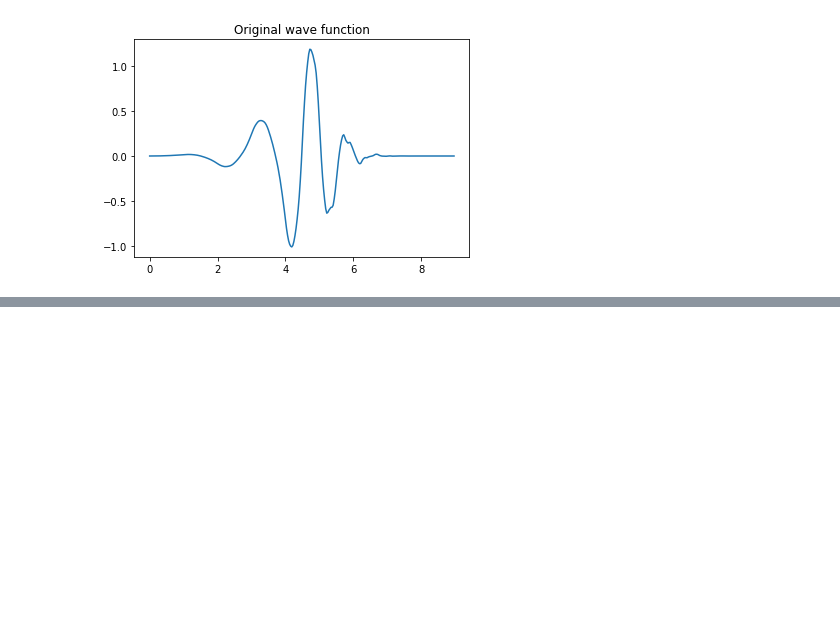
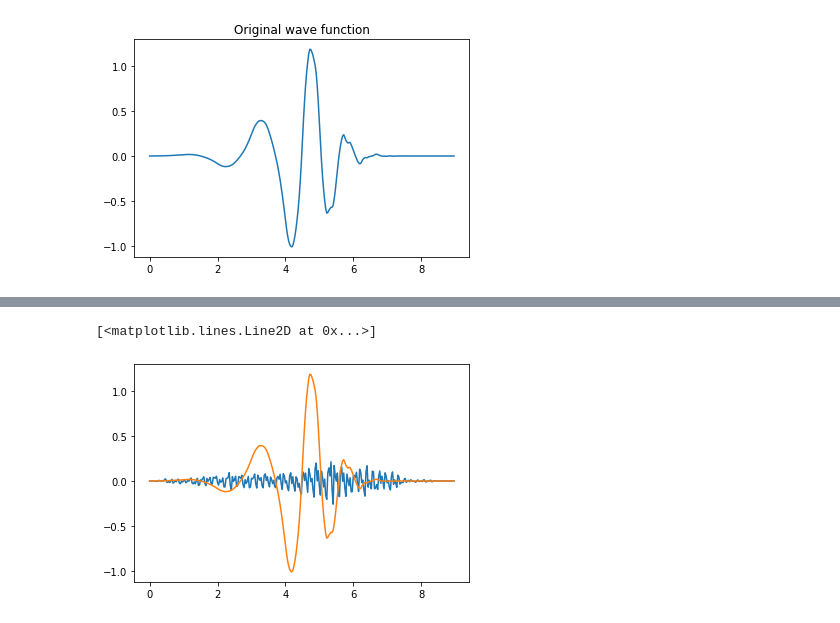
Before and after one commit to Yu-Group/adaptive-wavelets, a Jupyter notebook: notebooks/demo_simple.ipynb, the cells around one changed output, grey strips where cells are left out. Cells and saved outputs as stored; diff of their text form; code cells hidden in the pictures; blank space fills up the shorter version.

```diff
--- a/notebooks/demo_simple.ipynb
+++ b/notebooks/demo_simple.ipynb
@@ -84,0 +99,4 @@ plt.plot(x_orig, psi_orig)
+# %%
+wt = DWT2d(wave=wave, mode=mode, J=J).to(device)
+wt.fit(X=X, pretrained_model=cnn, lr=1e-1, num_epochs=30,
+       lamL1attr=5) # this function alternatively accepts a dataloader
@@ -84,0 +121,7 @@ plt.plot(x_orig, psi_orig)
+# %%
+phi, psi, x = get_wavefun(wt)
+plt.plot(x, psi)
+plt.plot(x_orig, psi_orig)
+# %% [output]
+[<matplotlib.lines.Line2D at 0x...>]
+[figure, added]
```
Also changed, not shown: parts of 12 cells of this notebook, 3 other files.
